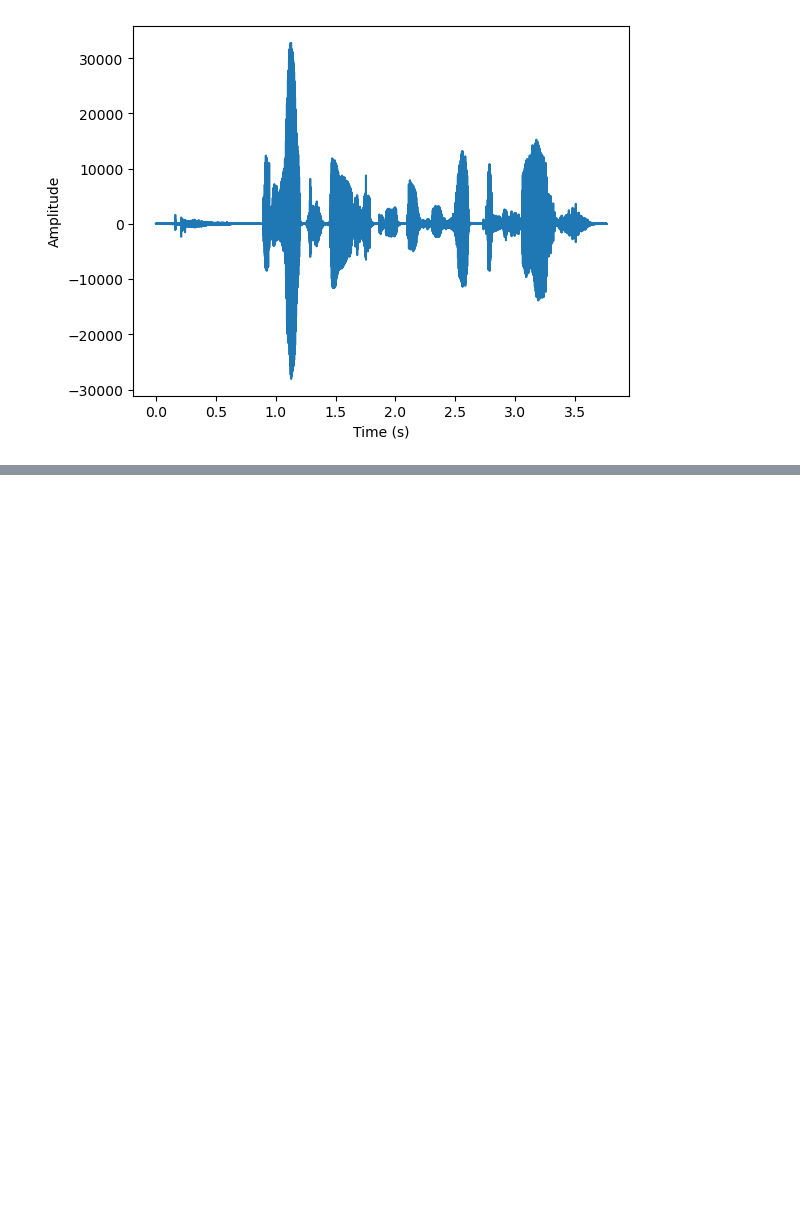
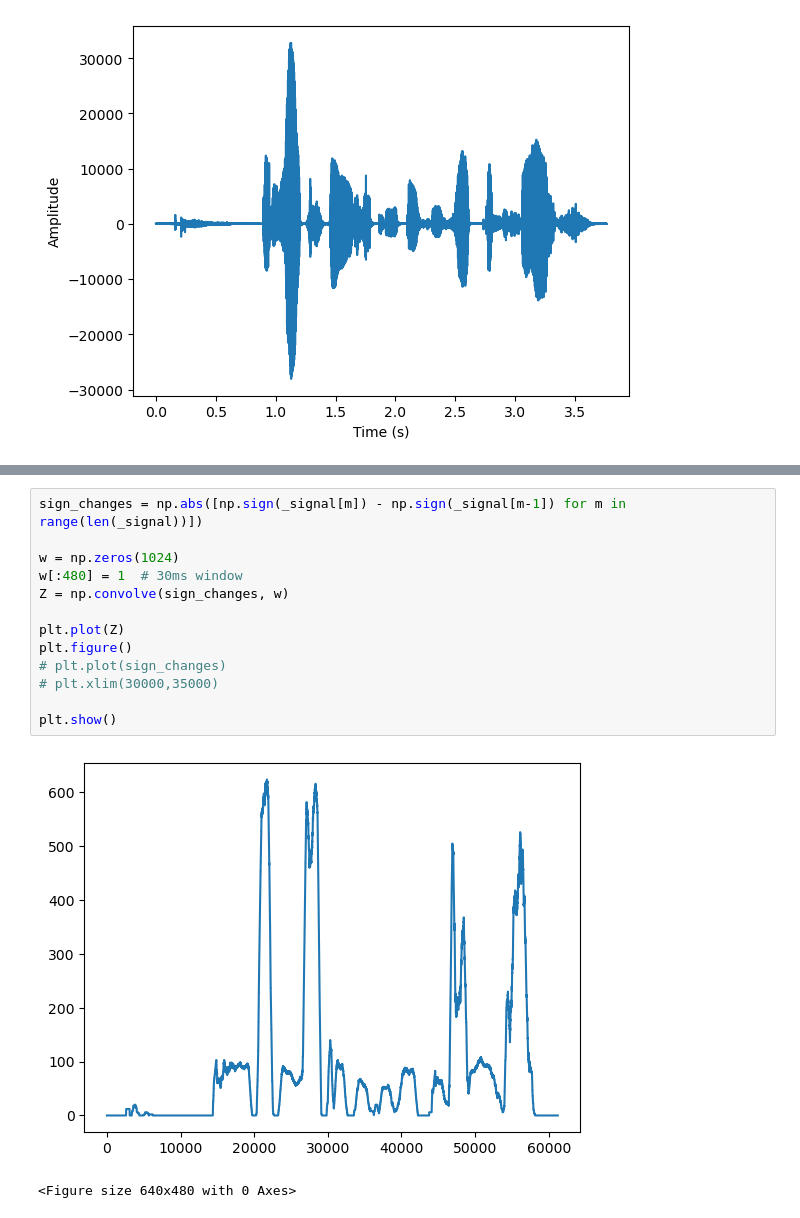
Before and after one commit to ElGreKost/DSP-Lab-Suite, a Jupyter notebook: Digital-Signal-Processing/dsp_project1/dsp_lab1_code.ipynb, the cells around one changed output, grey strips where cells are left out. Drawn from its saved outputs; the diff is of its cells as text; blank space fills up the shorter version.

```diff
--- a/Digital-Signal-Processing/dsp_project1/dsp_lab1_code.ipynb
+++ b/Digital-Signal-Processing/dsp_project1/dsp_lab1_code.ipynb
@@ -462,0 +465,16 @@ wav_file.close()
+# %%
+sign_changes = np.abs([np.sign(_signal[m]) - np.sign(_signal[m-1]) for m in range(len(_signal))])
+
+w = np.zeros(1024)
+w[:480] = 1  # 30ms window
+Z = np.convolve(sign_changes, w)
+
+plt.plot(Z)
+plt.figure()
+# plt.plot(sign_changes)
+# plt.xlim(30000,35000)
+
+plt.show()
+# %% [output]
+[figure, added]
+<Figure size 640x480 with 0 Axes>
```
Also changed, not shown: parts of 23 cells of this notebook.
